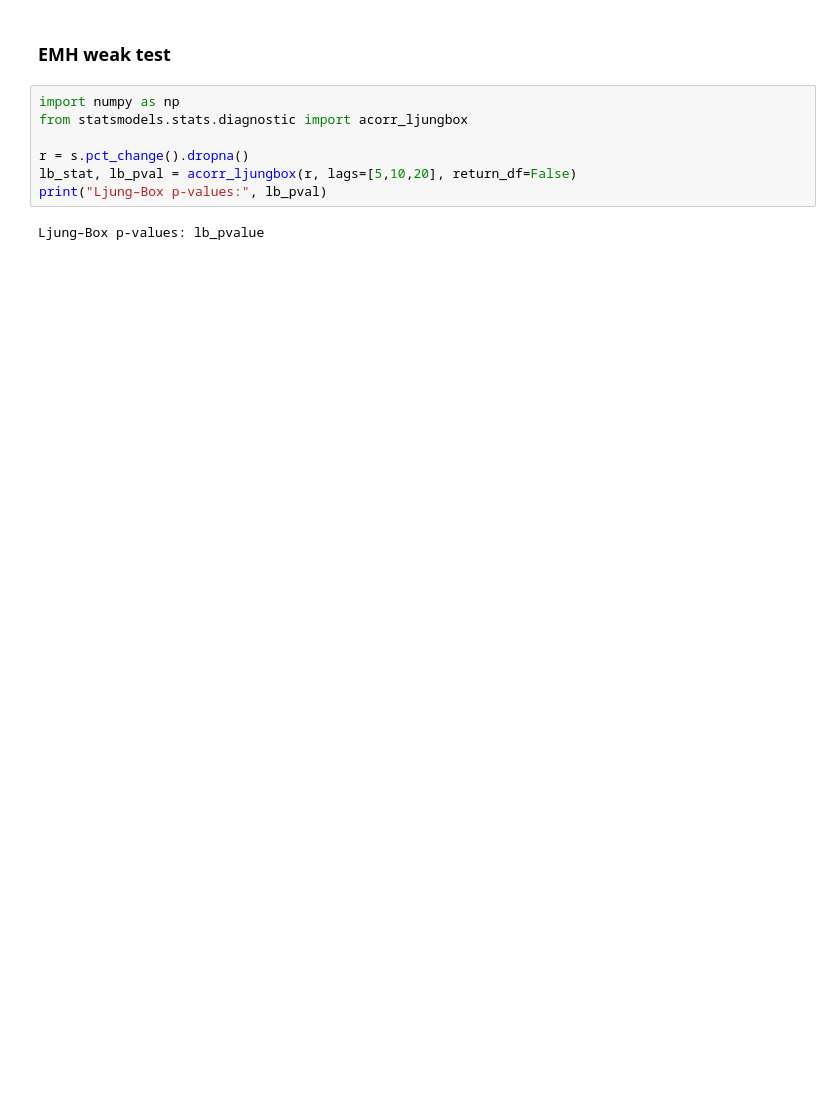
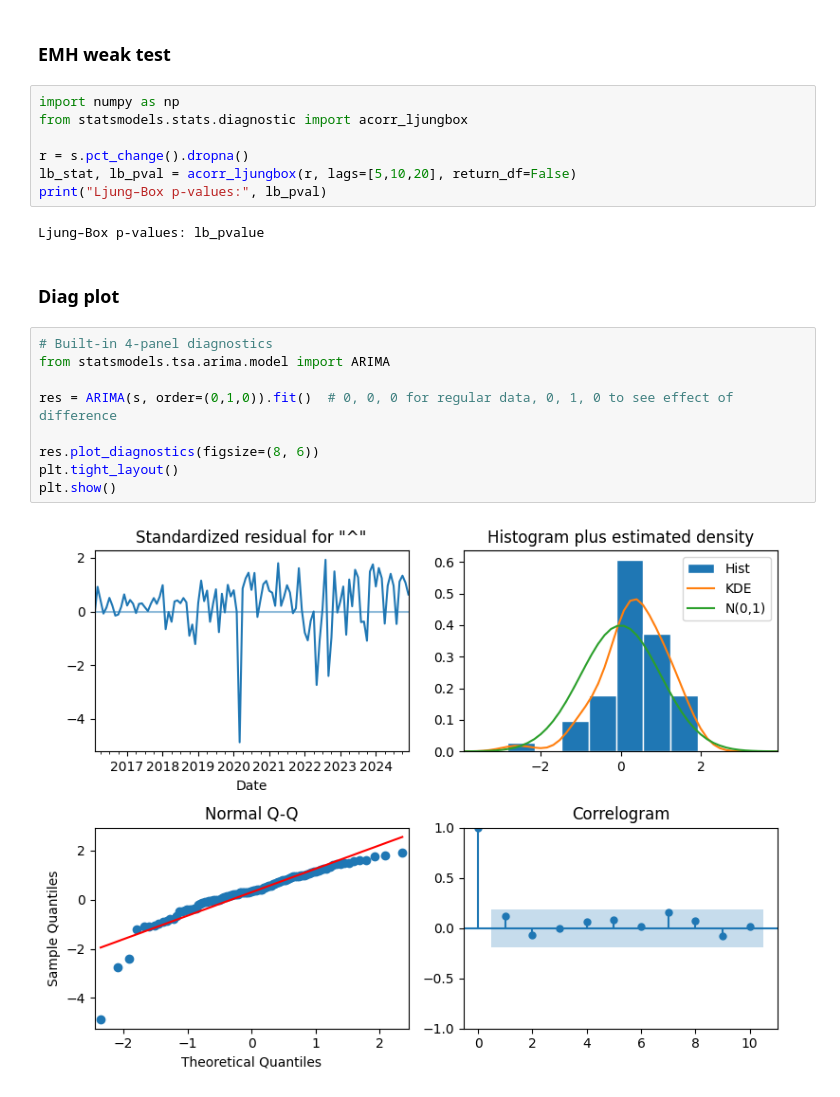
Before and after one commit to Isra3750/Time_series_forecasting_eval_SP500, a Jupyter notebook: Sp500_EDA.ipynb, the cells around one changed output. Drawn from its saved outputs; the diff is of its cells as text; blank space fills up the shorter version.

```diff
--- a/Sp500_EDA.ipynb
+++ b/Sp500_EDA.ipynb
@@ -60,3 +72,16 @@ lb_stat, lb_pval = acorr_ljungbox(r, lags=[5,10,20], return_df=False)
 print("Ljung–Box p-values:", lb_pval)
 # %% [output]
 Ljung–Box p-values: lb_pvalue
+# %% [markdown]
+### Diag plot
+# %%
+# Built‐in 4-panel diagnostics
+from statsmodels.tsa.arima.model import ARIMA
+
+res = ARIMA(s, order=(0,1,0)).fit()  # 0, 0, 0 for regular data, 0, 1, 0 to see effect of difference
+
+res.plot_diagnostics(figsize=(8, 6))
+plt.tight_layout()
+plt.show()
+# %% [output]
+[figure, added]
```
Also changed, not shown: parts of 12 cells of this notebook, 6 other files.
